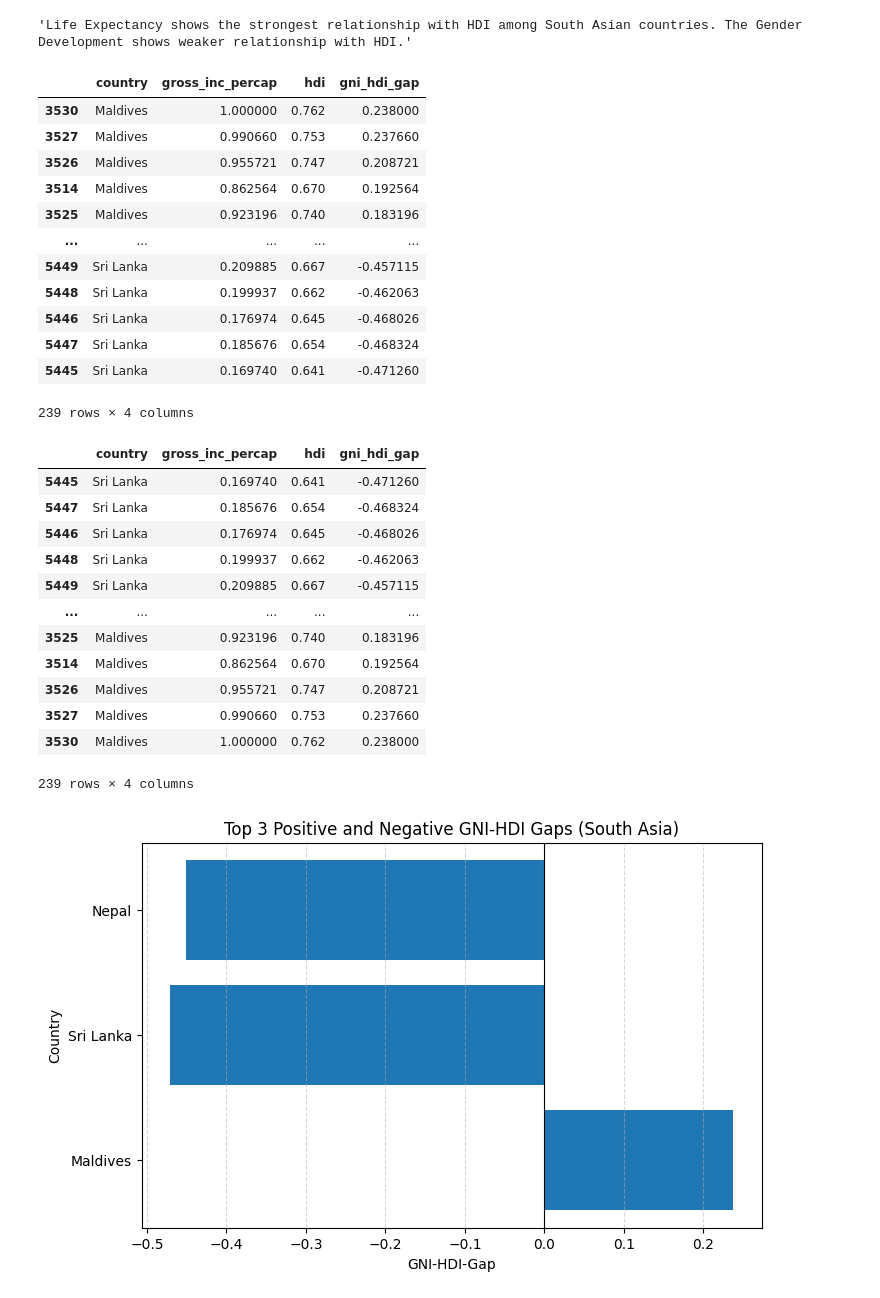
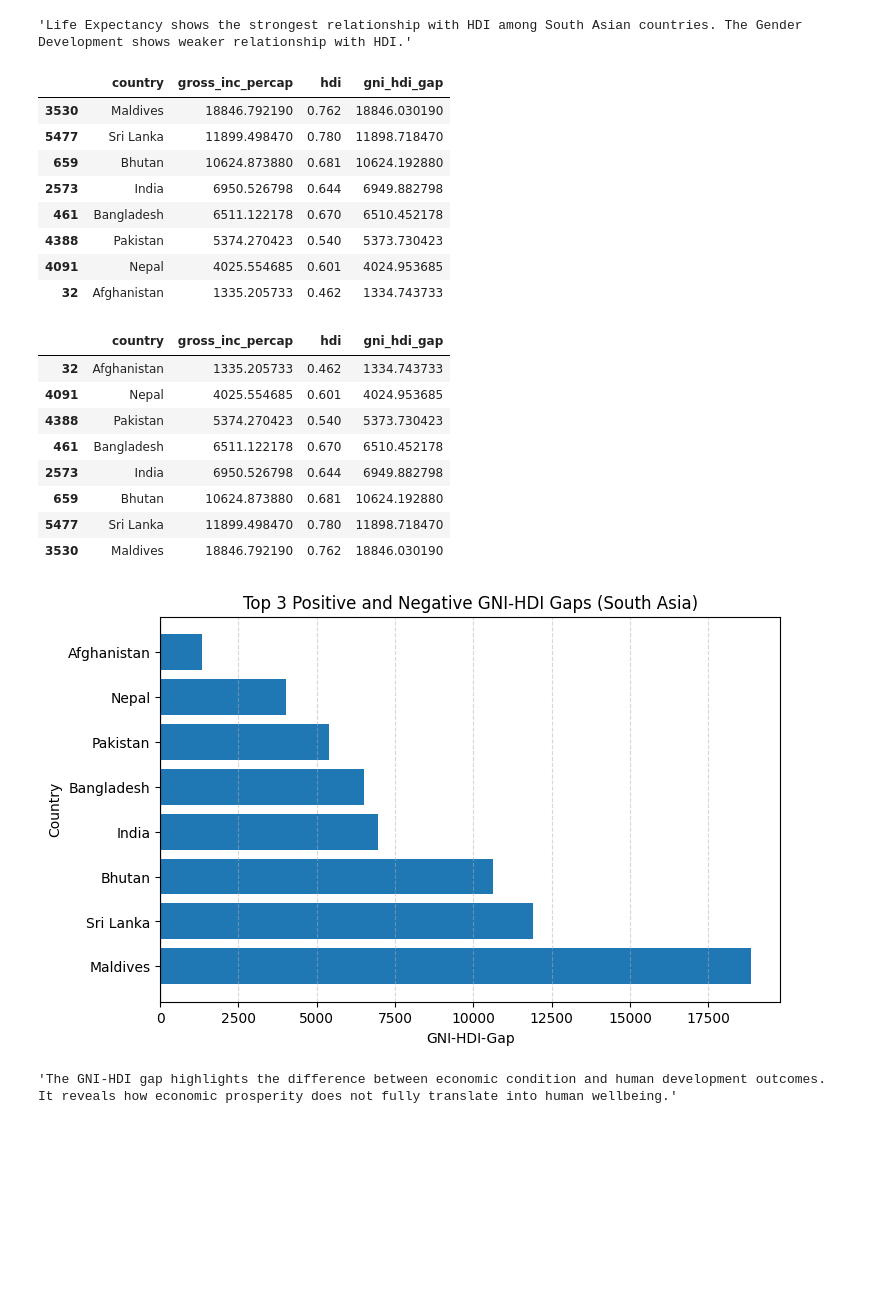
Before and after one commit to Rohit0562-hub/2513246_RohitJoshi, a Jupyter notebook: 2513246_RohitJoshi.ipynb, the cells around one changed output. Saved outputs shown, nothing was run; the diff lists cells and outputs as text; code cells hidden in the pictures; blank space fills up the shorter version.

```diff
--- a/2513246_RohitJoshi.ipynb
+++ b/2513246_RohitJoshi.ipynb
@@ -746,55 +730,51 @@ plt.show()
 'Life Expectancy shows the strongest relationship with HDI among South Asian countries. The Gender Development shows weaker relationship with HDI.'
 # %%
 #5 Gap Analysis
-hdi_south_asia = hdi_south_asia[['country', 'gross_inc_percap', 'hdi']].dropna()
-hdi_south_asia['gni_hdi_gap'] = hdi_south_asia['gross_inc_percap'] - hdi_south_asia['hdi']
-gap_desc = hdi_south_asia.sort_values(by='gni_hdi_gap', ascending=False)
+hdi_south_asia_2022 = hdi_south_asia[hdi_south_asia['year'] == 2022]
+hdi_south_asia_2022 = hdi_south_asia_2022[['country', 'gross_inc_percap', 'hdi']].dropna()
+hdi_south_asia_2022['gni_hdi_gap'] = hdi_south_asia_2022['gross_inc_percap'] - hdi_south_asia_2022['hdi']
+gap_desc = hdi_south_asia_2022.sort_values(by='gni_hdi_gap', ascending=False)
 gap_desc
 # %% [output]
 |  | country | gross_inc_percap | hdi | gni_hdi_gap |
-| 3530 | Maldives | 1.000000 | 0.762 | 0.238000 |
-| 3527 | Maldives | 0.990660 | 0.753 | 0.237660 |
-| 3526 | Maldives | 0.955721 | 0.747 | 0.208721 |
-| 3514 | Maldives | 0.862564 | 0.670 | 0.192564 |
-| 3525 | Maldives | 0.923196 | 0.740 | 0.183196 |
-| ... | ... | ... | ... | ... |
-| 5449 | Sri Lanka | 0.209885 | 0.667 | -0.457115 |
-| 5448 | Sri Lanka | 0.199937 | 0.662 | -0.462063 |
-| 5446 | Sri Lanka | 0.176974 | 0.645 | -0.468026 |
-| 5447 | Sri Lanka | 0.185676 | 0.654 | -0.468324 |
-| 5445 | Sri Lanka | 0.169740 | 0.641 | -0.471260 |
+| 3530 | Maldives | 18846.792190 | 0.762 | 18846.030190 |
+| 5477 | Sri Lanka | 11899.498470 | 0.780 | 11898.718470 |
+| 659 | Bhutan | 10624.873880 | 0.681 | 10624.192880 |
+| 2573 | India | 6950.526798 | 0.644 | 6949.882798 |
+| 461 | Bangladesh | 6511.122178 | 0.670 | 6510.452178 |
+| 4388 | Pakistan | 5374.270423 | 0.540 | 5373.730423 |
+| 4091 | Nepal | 4025.554685 | 0.601 | 4024.953685 |
+| 32 | Afghanistan | 1335.205733 | 0.462 | 1334.743733 |
-239 rows × 4 columns
 # %%
-gap_asc = hdi_south_asia.sort_values(by='gni_hdi_gap', ascending=True)
+gap_asc = hdi_south_asia_2022.sort_values(by='gni_hdi_gap', ascending=True)
 gap_asc
 # %% [output]
 |  | country | gross_inc_percap | hdi | gni_hdi_gap |
-| 5445 | Sri Lanka | 0.169740 | 0.641 | -0.471260 |
-| 5447 | Sri Lanka | 0.185676 | 0.654 | -0.468324 |
-| 5446 | Sri Lanka | 0.176974 | 0.645 | -0.468026 |
-| 5448 | Sri Lanka | 0.199937 | 0.662 | -0.462063 |
-| 5449 | Sri Lanka | 0.209885 | 0.667 | -0.457115 |
-| ... | ... | ... | ... | ... |
-| 3525 | Maldives | 0.923196 | 0.740 | 0.183196 |
-| 3514 | Maldives | 0.862564 | 0.670 | 0.192564 |
-| 3526 | Maldives | 0.955721 | 0.747 | 0.208721 |
-| 3527 | Maldives | 0.990660 | 0.753 | 0.237660 |
-| 3530 | Maldives | 1.000000 | 0.762 | 0.238000 |
+| 32 | Afghanistan | 1335.205733 | 0.462 | 1334.743733 |
+| 4091 | Nepal | 4025.554685 | 0.601 | 4024.953685 |
+| 4388 | Pakistan | 5374.270423 | 0.540 | 5373.730423 |
+| 461 | Bangladesh | 6511.122178 | 0.670 | 6510.452178 |
+| 2573 | India | 6950.526798 | 0.644 | 6949.882798 |
+| 659 | Bhutan | 10624.873880 | 0.681 | 10624.192880 |
+| 5477 | Sri Lanka | 11899.498470 | 0.780 | 11898.718470 |
+| 3530 | Maldives | 18846.792190 | 0.762 | 18846.030190 |
-239 rows × 4 columns
 # %%
 top_positive = gap_desc.head(10)
 top_negative = gap_asc.head(10)
 
 plot_data = pd.concat([top_positive, top_negative])
 
 plt.figure(figsize=(8,5))
 plt.barh(plot_data['country'], plot_data['gni_hdi_gap'])
 plt.axvline(0, color='black', linewidth=0.8)
 
 plt.xlabel('GNI-HDI-Gap')
 plt.ylabel('Country')
 plt.title('Top 3 Positive and Negative GNI-HDI Gaps (South Asia)')
 plt.grid(axis='x', linestyle='--', alpha=0.5)
 plt.show()
+
+"The GNI-HDI gap highlights the difference between economic condition and human development outcomes. It reveals how economic prosperity does not fully translate into human wellbeing."
 # %% [output]
-[figure, old version]
+[figure, new version]
+'The GNI-HDI gap highlights the difference between economic condition and human development outcomes. It reveals how economic prosperity does not fully translate into human wellbeing.'
```
Also changed, not shown: parts of 24 cells of this notebook.
